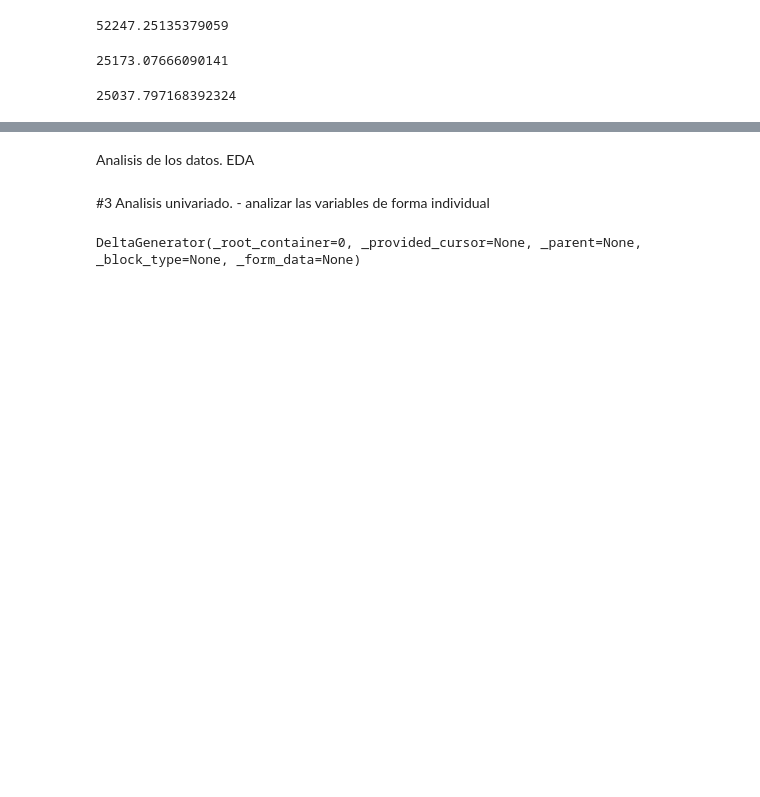
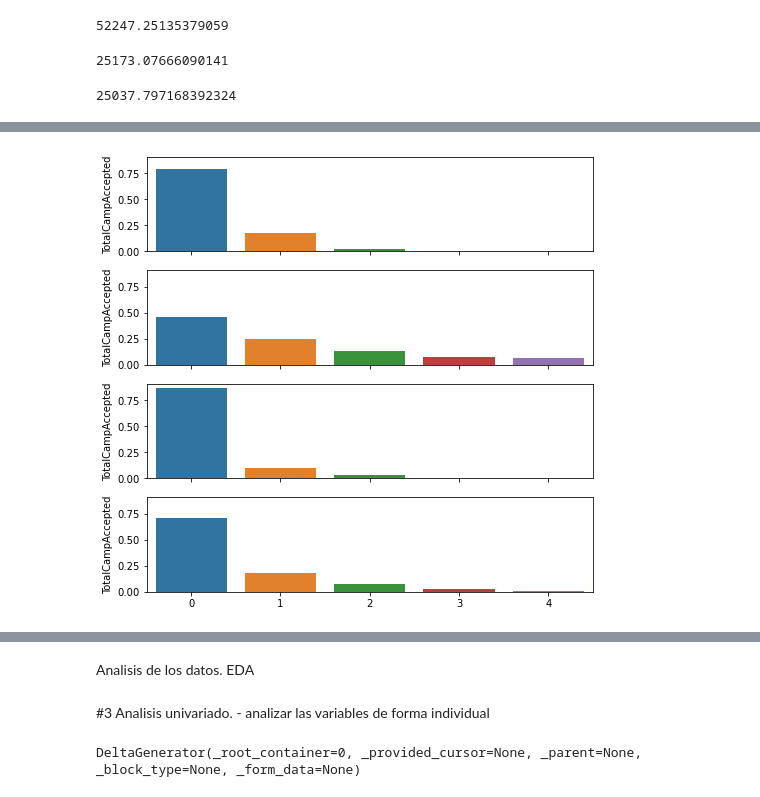
Before and after one commit to alfredo-bb/Customer-segmentation, a Jupyter notebook: customer_segmentation.ipynb, the cells around one changed output, grey strips where cells are left out. Drawn from its saved outputs; the diff is of its cells as text; code cells hidden in the pictures; blank space fills up the shorter version.

```diff
--- a/customer_segmentation.ipynb
+++ b/customer_segmentation.ipynb
@@ -223,0 +300,7 @@ df.drop(columns=["ID","Year_Birth"],inplace=True)
+# %%
+fig,ax=plt.subplots(4,1,sharex=True,sharey=True,figsize=(8,8))
+
+for i,j in zip(ax,lista_df):
+    sns.barplot(x=j["TotalCampAccepted"].value_counts(normalize=True).index,y=j["TotalCampAccepted"].value_counts(normalize=True),ax=i)
+# %% [output]
+[figure, added]
```
Also changed, not shown: parts of 18 cells of this notebook, 7 other files.
